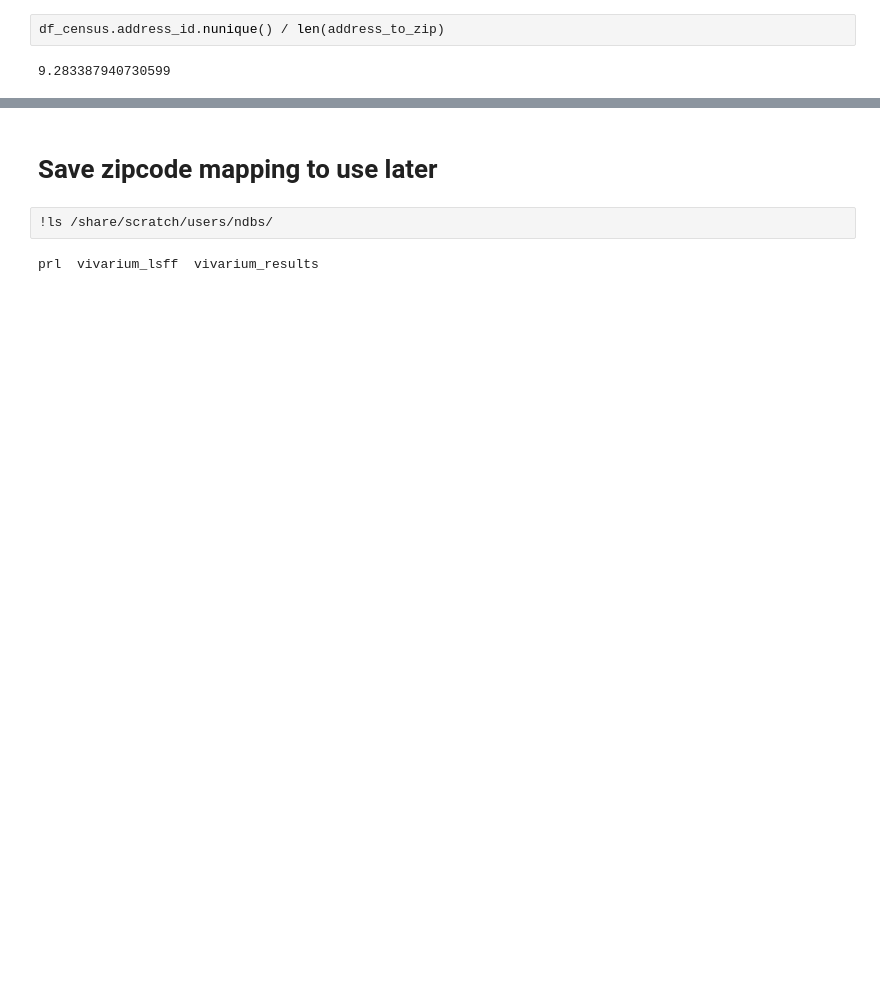
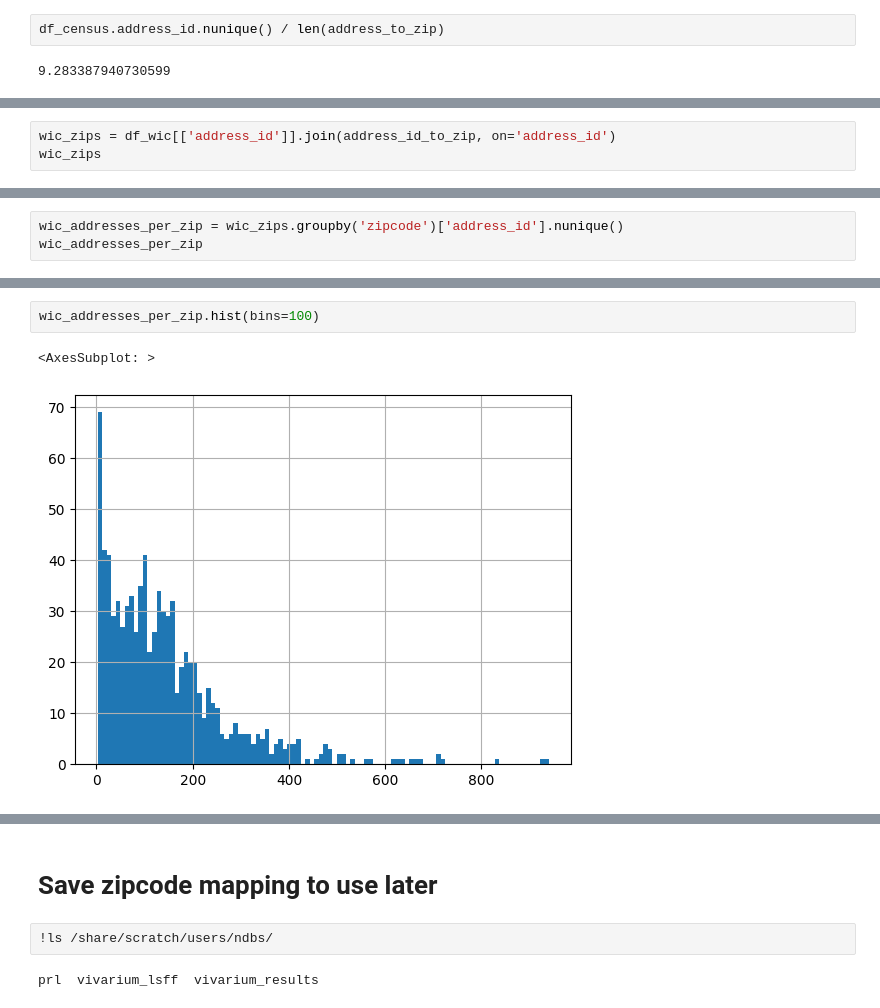
Before and after one commit to ihmeuw/vivarium_research_prl, a Jupyter notebook: linkage/wic_case_study/2023_02_07a_assign_zipcodes.ipynb, the cells around one changed output, grey strips where cells are left out. Saved outputs shown, nothing was run; the diff lists cells and outputs as text; blank space fills up the shorter version.

```diff
--- a/linkage/wic_case_study/2023_02_07a_assign_zipcodes.ipynb
+++ b/linkage/wic_case_study/2023_02_07a_assign_zipcodes.ipynb
@@ -639,0 +734,3 @@ df_census.address_id.nunique() / len(address_to_zip)
+# %%
+wic_zips = df_wic[['address_id']].join(address_id_to_zip, on='address_id')
+wic_zips
@@ -639,0 +751,3 @@ df_census.address_id.nunique() / len(address_to_zip)
+# %%
+wic_addresses_per_zip = wic_zips.groupby('zipcode')['address_id'].nunique()
+wic_addresses_per_zip
@@ -639,0 +783,5 @@ df_census.address_id.nunique() / len(address_to_zip)
+# %%
+wic_addresses_per_zip.hist(bins=100)
+# %% [output]
+<AxesSubplot: >
+[figure, added]
```
Also changed, not shown: parts of 41 cells of this notebook.
